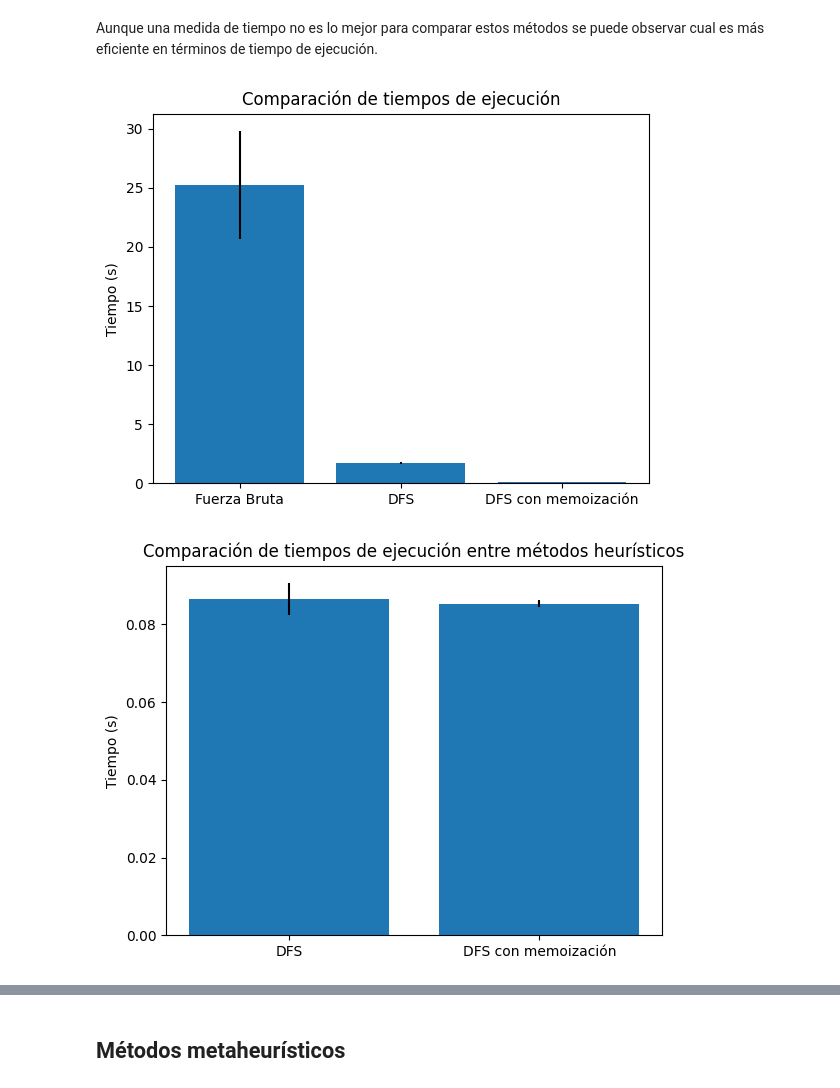
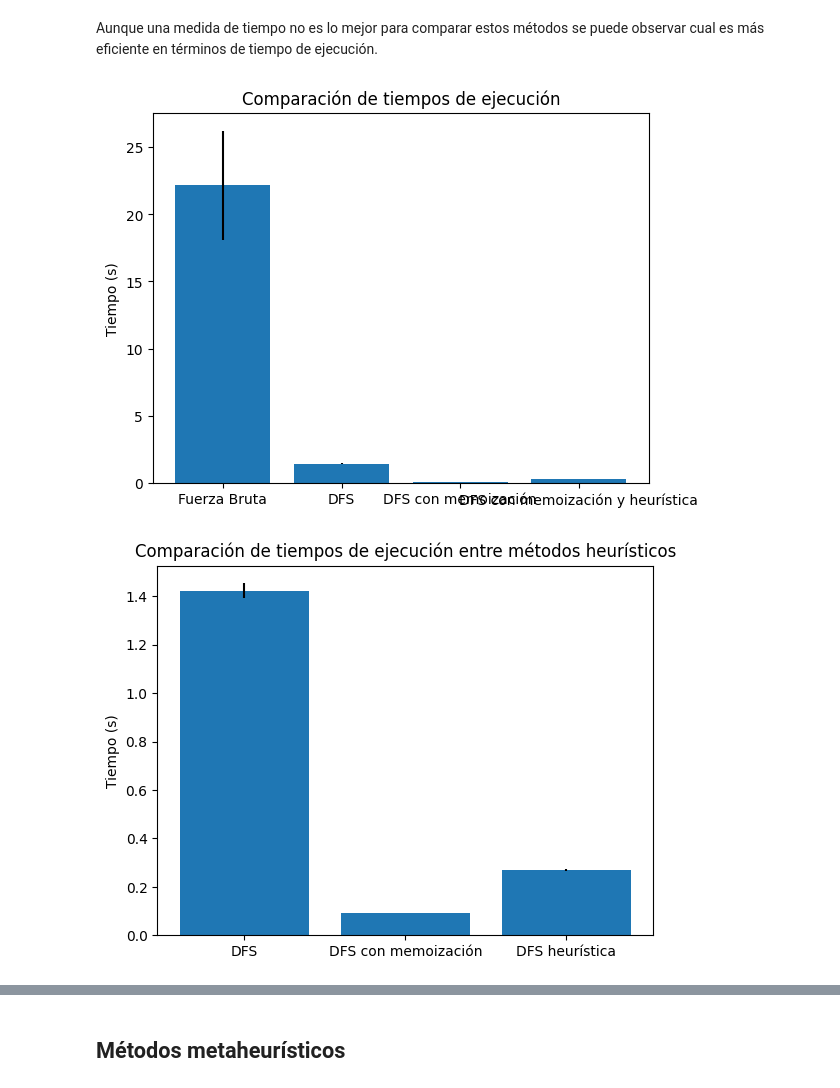
Before and after one commit to Astolfo2332/VIU_act, a Jupyter notebook: optimizacion/Algoritmos_TP.ipynb, the cells around one changed output, grey strips where cells are left out. Saved outputs shown, nothing was run; the diff lists cells and outputs as text; code cells hidden in the pictures.

```diff
--- a/optimizacion/Algoritmos_TP.ipynb
+++ b/optimizacion/Algoritmos_TP.ipynb
@@ -317,11 +317,13 @@ def dfs(numeros, operadores, expresion, resultado_actual, usados_numeros, usados
             if nuevo_resultado is not None:  # Poda: Solo continuar pro la rama si es entero
                 dfs(numeros, operadores, nueva_expresion, nuevo_resultado, usados_numeros | {i}, usados_operadores | {j}, min_max, iter_counter, res_dict)
 
-def buscar_min_max(print_results=False):
+def buscar_min_max(numeros=None ,print_results=False):
     iter_counter = [0]
     res_dict = {}
     """Encuentra solo los valores mínimo y máximo posibles."""
-    numeros = list(range(1, 10))  # Cifras del 1 al 9
+    if numeros is None:
+        numeros = list(range(1, 10))  # Cifras del 1 al 9
+
     operadores = ['+', '-', '*', '/']
     min_max = [float('inf'), float('-inf')]  # Inicializar mínimo y máximo
 
@@ -338,7 +340,7 @@ def buscar_min_max(print_results=False):
     return min_max
 
 # Ejecutar búsqueda
-min_val, max_val = buscar_min_max(True)
+min_val, max_val = buscar_min_max(None, True)
 print("Mínimo:", min_val)
 print("Máximo:", max_val)
 # %% [output]
@@ -360,13 +364,19 @@ Esto conlleva a un problema, debido a que se pueden perder ramas que cumplan con
 
 - Si se explora $1 + 2 * 3$ y se decide guardar la rama no se explorará $1 + 2 * 3 / 4$ que puede dar un número entero.
 # %%
+import re
+
 def dfs_memo(numeros, operadores, expresion, resultado_actual, usados_numeros, usados_operadores, min_max, iter_counter, res_dict, memo):
     """Búsqueda en profundidad con poda para encontrar solo el mínimo y máximo con memoización."""
     clave = (tuple(usados_numeros), tuple(usados_operadores))
     if clave in memo:
         return  # Evitar cálculos repetidos
 
-    if len(expresion) == 9:  # Si ya usamos 5 números y 4 operadores
+    # Extraer números y operadores para n casos
+    nums = list(map(int, re.findall(r'\d+', expresion)))
+    ops = [o for o in expresion if o in operadores]
+
+    if len(nums) == 5 and len(ops) == 4:
         if resultado_actual not in res_dict:
             res_dict[resultado_actual] = [expresion]
         else:
@@ -394,13 +404,15 @@ def dfs_memo(numeros, operadores, expresion, resultado_actual, usados_numeros, u
             if nuevo_resultado is not None:  # Poda: Solo continuar por la rama si es entero
                 dfs_memo(numeros, operadores, nueva_expresion, nuevo_resultado, usados_numeros | {i}, usados_operadores | {j}, min_max, iter_counter, res_dict, memo)
 
-def buscar_min_max_memo(print_results=False):
+def buscar_min_max_memo(numeros=None, print_results=False):
     iter_counter = [0]
     res_dict = {}
     memo = {}  # Diccionario de memoización
 
     """Encuentra solo los valores mínimo y máximo posibles."""
-    numeros = list(range(1, 10))  # Cifras del 1 al 9
+
+    if numeros is None:
+        numeros = list(range(1, 10))  # Cifras del 1 al 9
     operadores = ['+', '-', '*', '/']
     min_max = [float('inf'), float('-inf')]  # Inicializar mínimo y máximo
 
@@ -410,6 +422,7 @@ def buscar_min_max_memo(print_results=False):
     if not print_results:
         return min_max, iter_counter
 
+
     print("Iteraciones", iter_counter)
     print("Mejora con respecto al método anterior:", f"{100 - iter_counter[0] / fuerza_bruta.intentos * 100 : .2f}","%")
     continuo, _, _ = continuidad(res_dict)
@@ -418,7 +431,7 @@ def buscar_min_max_memo(print_results=False):
     return min_max
 
 # Ejecutar búsqueda
-min_val, max_val = buscar_min_max_memo(True)
+min_val, max_val = buscar_min_max_memo(None, True)
 print("Mínimo:", min_val)
 print("Máximo:", max_val)
 # %% [output]
@@ -436,33 +567,25 @@ Aunque una medida de tiempo no es lo mejor para comparar estos métodos se puede
 # %%
-import time
-import matplotlib.pyplot as plt
-import numpy as np
-
-def time_test(func):
-    start = time.time()
-    func()
-    end = time.time()
-    return end - start
-
 brute_force_time = [time_test(lambda: fuerza_bruta.find_values()) for _ in range(10)]
 dfs_time = [time_test(buscar_min_max) for _ in range(10)]
 dfs_memo_time = [time_test(buscar_min_max_memo) for _ in range(10)]
+dfs_memo_heu_time = [time_test(buscar_min_max_memo_heu) for _ in range(10)]
 
 brute_mean, brute_std = np.mean(brute_force_time), np.std(brute_force_time)
 dfs_mean, dfs_std = np.mean(dfs_time), np.std(dfs_time)
 dfs_memo_mean, dfs_memo_std = np.mean(dfs_memo_time), np.std(dfs_memo_time)
+dfs_memo_heu_mean, dfs_memo_heu_std = np.mean(dfs_memo_heu_time), np.std(dfs_memo_heu_time)
 
-plt.bar(['Fuerza Bruta', 'DFS', 'DFS con memoización'], [brute_mean, dfs_mean, dfs_memo_mean], yerr=[brute_std, dfs_std, dfs_memo_std])
-plt.ylabel('Tiempo (s)')
-plt.title('Comparación de tiempos de ejecución')
+plt.bar(["Fuerza Bruta", "DFS", "DFS con memoización", "DFS con memoización y heurística"], [brute_mean, dfs_mean, dfs_memo_mean, dfs_memo_heu_mean], yerr=[brute_std, dfs_std, dfs_memo_std, dfs_memo_heu_std])
+plt.ylabel("Tiempo (s)")
+plt.title("Comparación de tiempos de ejecución")
 plt.show()
 # %% [output]
-[figure, old version]
+[figure, new version]
 # %%
-plt.bar(['DFS', 'DFS con memoización'], [dfs_mean, dfs_memo_mean], yerr=[dfs_std, dfs_memo_std])
-plt.ylabel('Tiempo (s)')
-plt.title('Comparación de tiempos de ejecución entre métodos heurísticos')
+plt.bar(["DFS", "DFS con memoización", "DFS heurística"], [dfs_mean, dfs_memo_mean, dfs_memo_heu_mean], yerr=[dfs_std, dfs_memo_std, dfs_memo_heu_std])
+plt.ylabel("Tiempo (s)")
+plt.title("Comparación de tiempos de ejecución entre métodos heurísticos")
 plt.show()
 # %% [output]
-[figure, old version]
+[figure, new version]
 # %%
```
Also changed, not shown: parts of 47 cells of this notebook.
